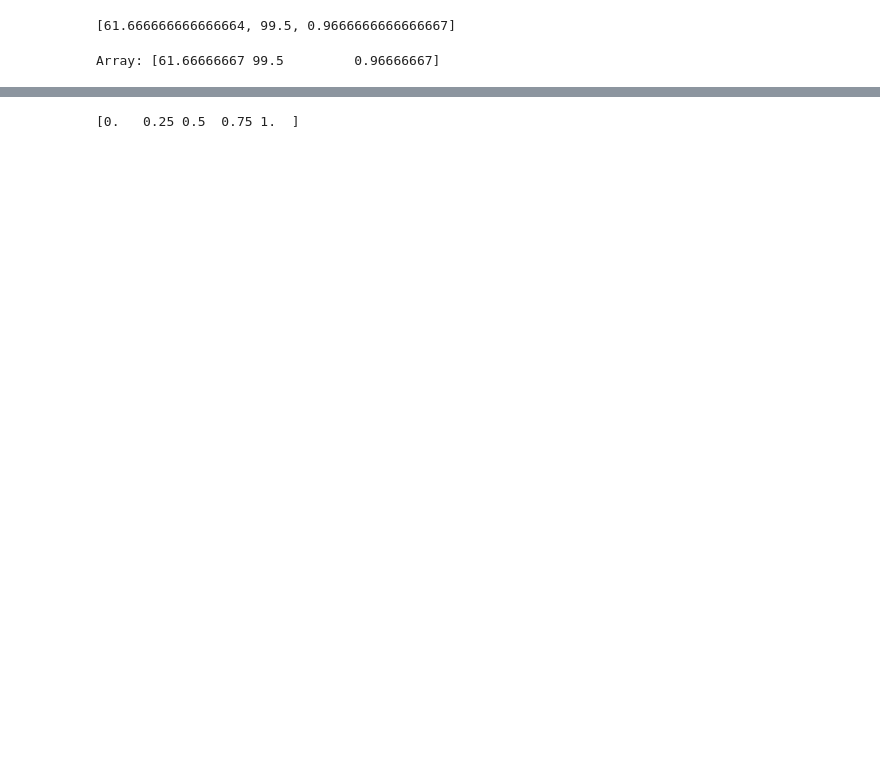
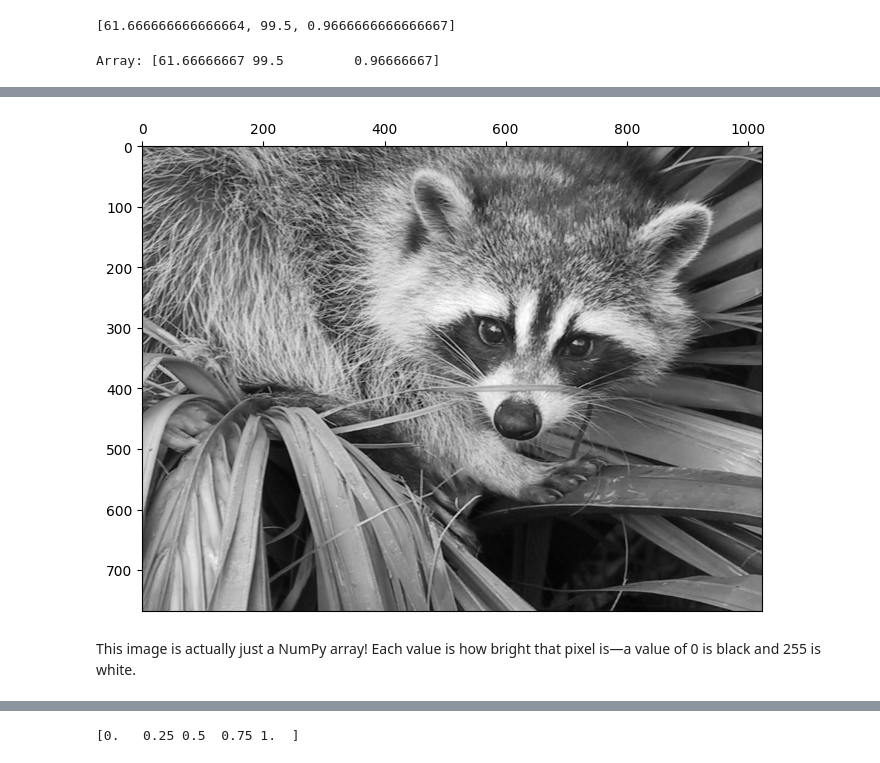
Before and after one commit to oasci/pitt-biosc1540-2024s, a Jupyter notebook: biosc1540/modules/intro/data/numpy.ipynb, the cells around one changed output, grey strips where cells are left out. Saved outputs shown, nothing was run; the diff lists cells and outputs as text; code cells hidden in the pictures; blank space fills up the shorter version.

```diff
--- a/biosc1540/modules/intro/data/numpy.ipynb
+++ b/biosc1540/modules/intro/data/numpy.ipynb
@@ -182,0 +232,32 @@ Array: [61.66666667 99.5         0.96666667]
+# %%
+# @title
+
+###   IGNORE THIS CODE   ###
+from PIL import Image
+import requests
+from io import BytesIO
+import matplotlib.pyplot as plt
+
+image_url = "https://scipy-lectures.org/_images/face.png"
+
+# Download the image from the URL
+response = requests.get(image_url)
+img_data = BytesIO(response.content)
+
+# Open the image using PIL
+image = Image.open(img_data)
+
+# Convert the image to grayscale
+gray_image = image.convert("L")
+image = np.array(gray_image)
+
+# Plot the grayscale image using Matplotlib
+fig, ax = plt.subplots(ncols=1, nrows=1, figsize=(8, 8))
+ax.imshow(image, cmap="gray")
+plt.tick_params(axis="x", labeltop=True, labelbottom=False, top=True, bottom=False)
+plt.show()
+# %% [output]
+[figure, added]
+# %% [markdown]
+This image is actually just a NumPy array!
+Each value is how bright that pixel is&mdash;a value of 0 is black and 255 is white.
```
Also changed, not shown: parts of 31 cells of this notebook, 1 other file.
